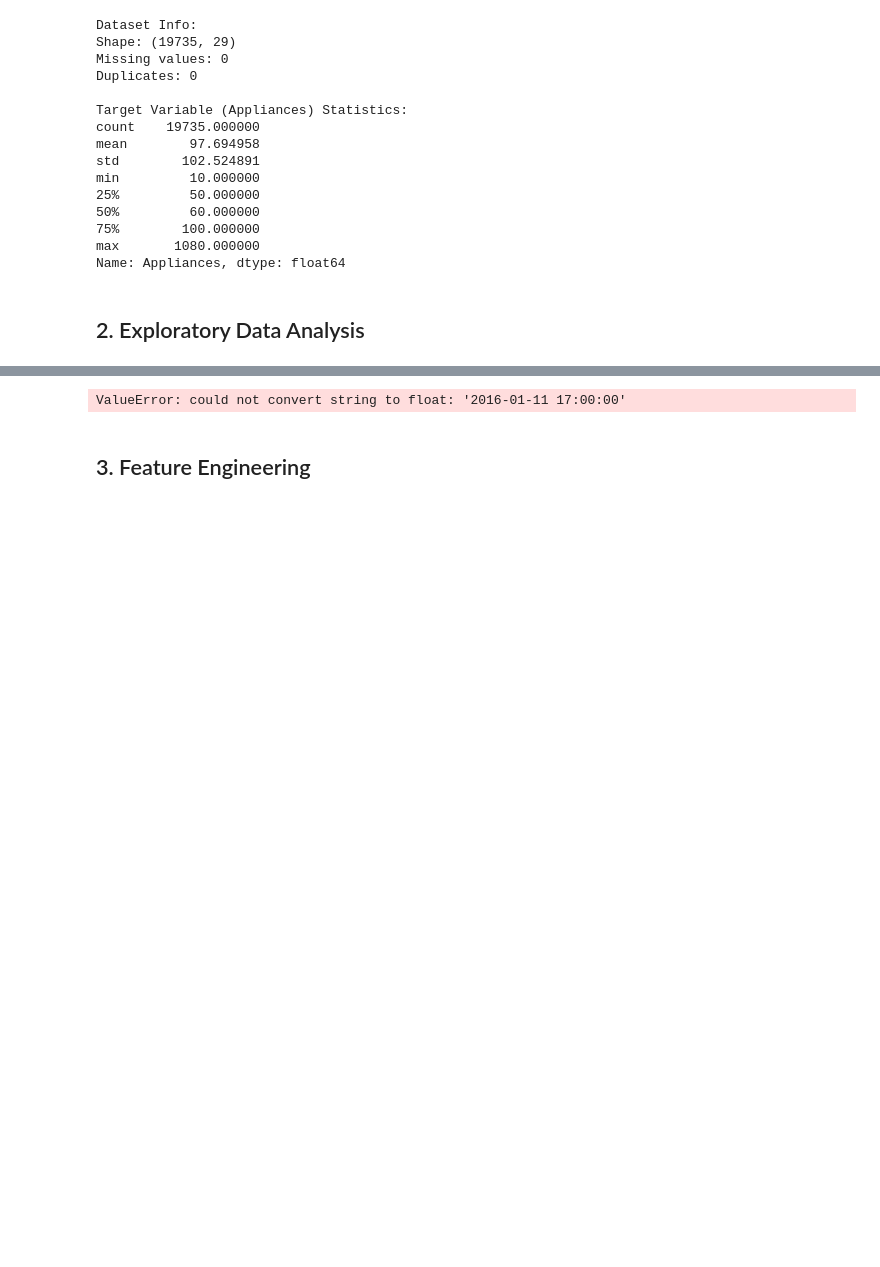
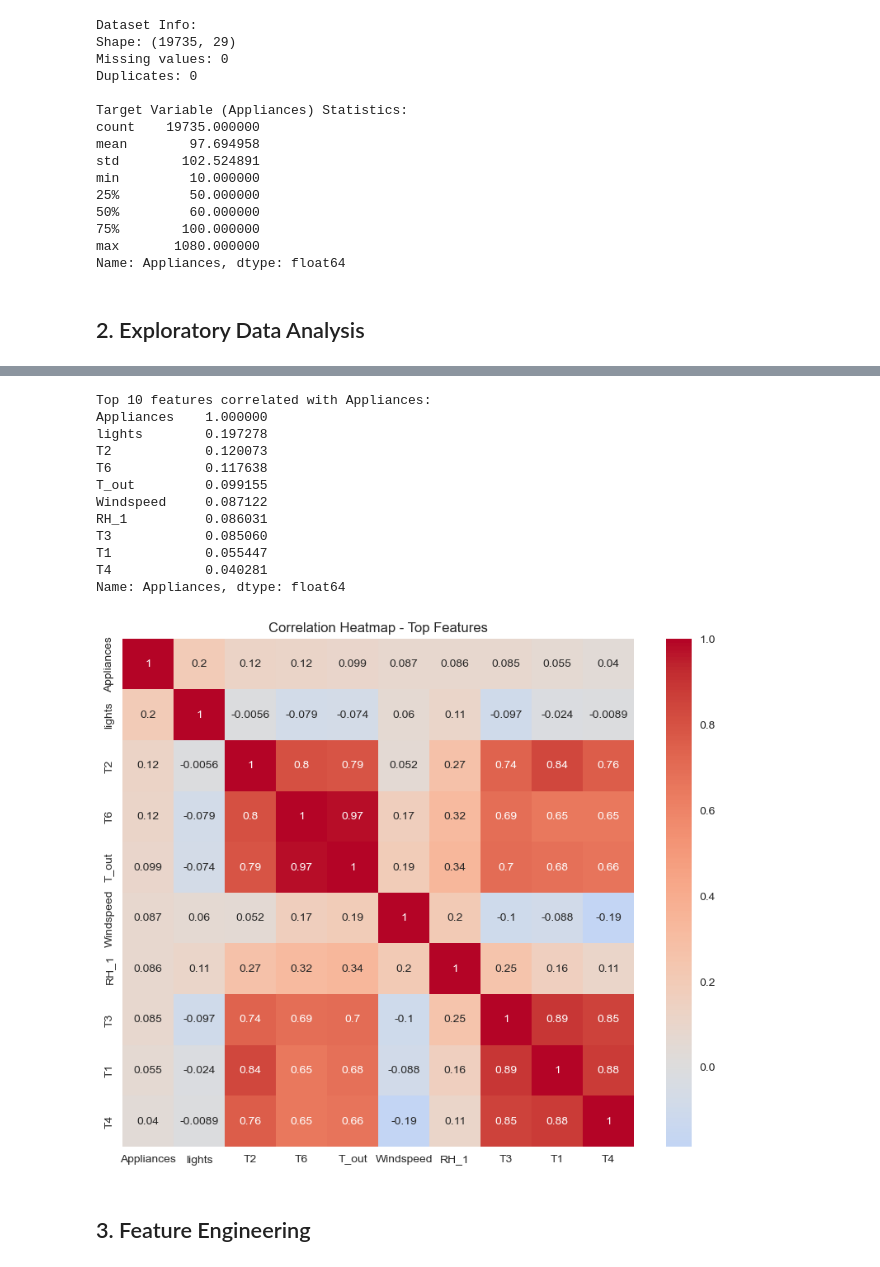
Before and after one commit to Esther-ingabire/EnergyCapstoneProject, a Jupyter notebook: energy.ipynb, the cells around one changed output, grey strips where cells are left out. Drawn from its saved outputs; the diff is of its cells as text; code cells hidden in the pictures; blank space fills up the shorter version.

```diff
--- a/energy.ipynb
+++ b/energy.ipynb
@@ -96,17 +414,31 @@ plt.show()
 # %%
 # Correlation with target variable
-correlations = df.corr()['Appliances'].sort_values(ascending=False)
+# Select only numeric columns for correlation calculation
+numeric_df = df.select_dtypes(include=[np.number])
+correlations = numeric_df.corr()['Appliances'].sort_values(ascending=False)
 print("Top 10 features correlated with Appliances:")
 print(correlations.head(10))
 
 # Correlation heatmap for top features
 top_features = correlations.head(10).index
 plt.figure(figsize=(10, 8))
 sns.heatmap(df[top_features].corr(), annot=True, cmap='coolwarm', center=0)
 plt.title('Correlation Heatmap - Top Features')
 plt.show()
 # %% [output]
-ValueError: could not convert string to float: '2016-01-11 17:00:00'
+Top 10 features correlated with Appliances:
+Appliances    1.000000
+lights        0.197278
+T2            0.120073
+T6            0.117638
+T_out         0.099155
+Windspeed     0.087122
+RH_1          0.086031
+T3            0.085060
+T1            0.055447
+T4            0.040281
+Name: Appliances, dtype: float64
+[figure, added]
 # %% [markdown]
 ## 3. Feature Engineering
 # %%
```
Also changed, not shown: parts of 12 cells of this notebook.
